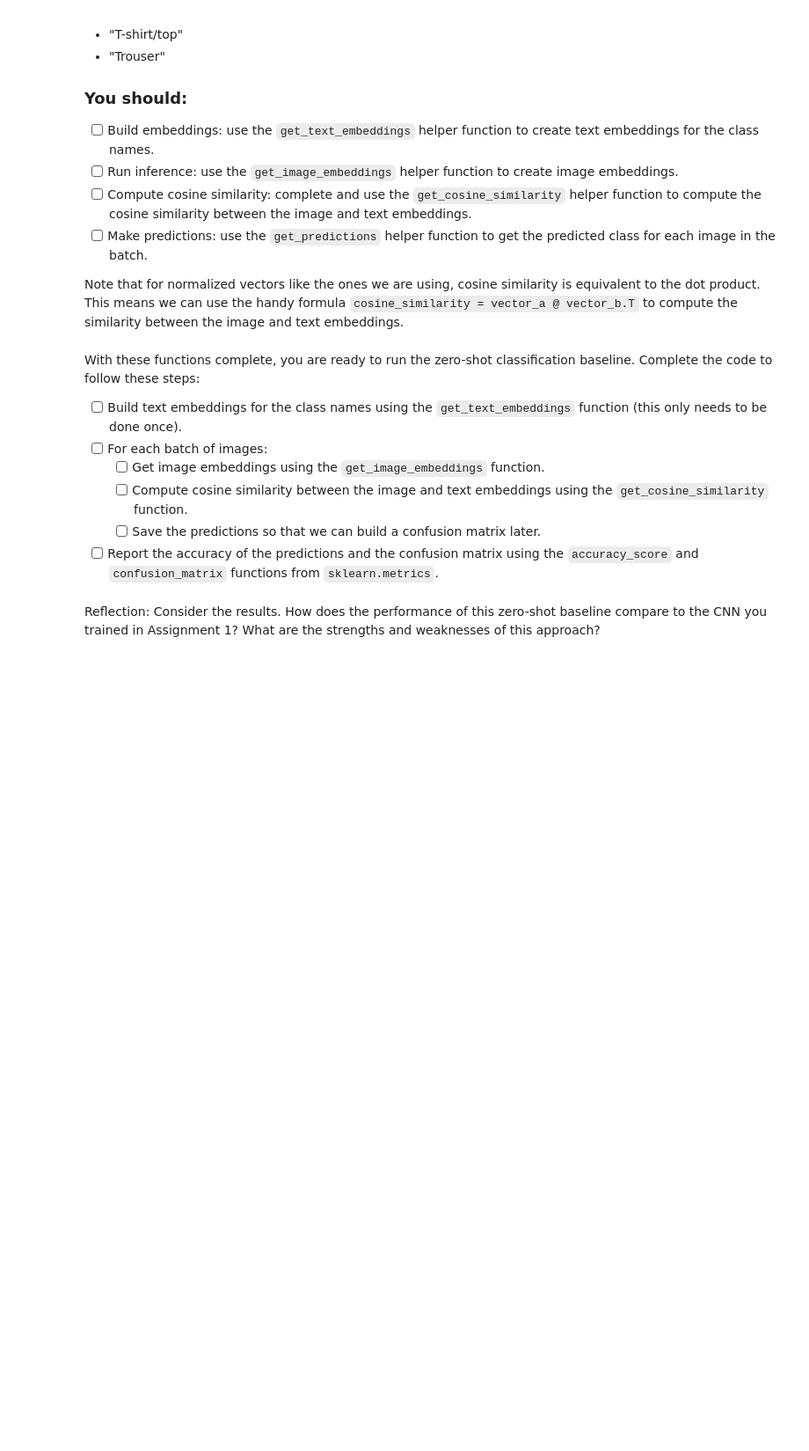
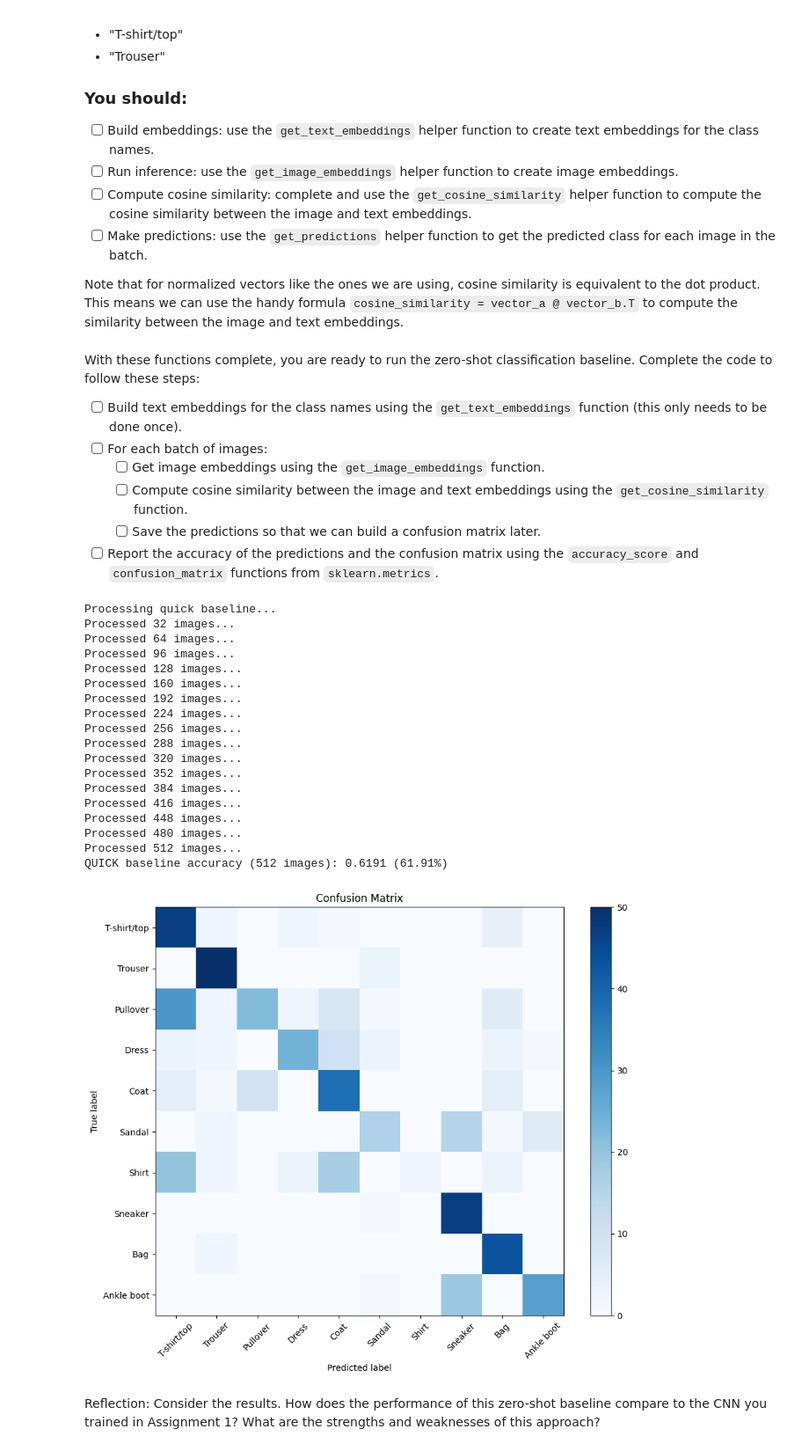
Before and after one commit to jkhan2211/deep_learning, a Jupyter notebook: 02_activities/assignments/assignment_2.ipynb, the cells around one changed output. Shown at 88% size. Cells and saved outputs as stored; diff of their text form; code cells hidden in the pictures; blank space fills up the shorter version.

```diff
--- a/02_activities/assignments/assignment_2.ipynb
+++ b/02_activities/assignments/assignment_2.ipynb
@@ -76,8 +101,19 @@ def collate_clip(batch):
     # Send pixel_values to GPU/CPU now; labels stay on CPU for metrics
     return proc["pixel_values"].to(device), torch.tensor(labels)
 
-test_dataset = # Complete
-test_loader = # Complete
+test_dataset = datasets.FashionMNIST(
+    root='./data',
+    train=False,  # Use test set
+    download=True,
+    transform=None  # We'll handle transforms in collate function
+)
+
+test_loader = DataLoader(
+    test_dataset,
+    batch_size=32,  # Process in batches for efficiency
+    shuffle=False,   # No need to shuffle for evaluation
+    collate_fn=collate_clip  # Use our custom collate function
+)
 # %% [markdown]
 If your code is correct, the following cell should show the first batch of images from the Fashion-MNIST dataset:
 # %%
@@ -174,7 +212,8 @@ def get_cosine_similarity(image_feats: torch.Tensor, text_feats: torch.Tensor) -
     text_feats = text_feats.cpu()    # Ensure text features are on CPU
 
     # Compute cosine similarity, which is the dot product of normalized vectors
-    return # Complete
+    return (image_feats @ text_feats.T).numpy()
+
 
 def get_predictions(similarity: np.ndarray) -> np.ndarray:
     """
@@ -185,7 +224,7 @@ def get_predictions(similarity: np.ndarray) -> np.ndarray:
         numpy.ndarray: Predicted class indices for each image, shape (N,).
     """
     # Get the index of the maximum similarity for each image
-    return # Complete
+    return np.argmax(similarity, axis=1)
 # %% [markdown]
 With these functions complete, you are ready to run the zero-shot classification baseline. Complete the code to follow these steps:
 
@@ -197,27 +236,70 @@ With these functions complete, you are ready to run the zero-shot classification
 - [ ] Report the accuracy of the predictions and the confusion matrix using the `accuracy_score` and `confusion_matrix` functions from `sklearn.metrics`.
 # %%
 from sklearn.metrics import accuracy_score, confusion_matrix
+import matplotlib.pyplot as plt
+
 
 y_true, y_pred = [], []
+text_embeddings = get_text_embeddings(CLASS_NAMES)
 
+max_images = 500  # Tiny subset for instant results
+processed_count = 0
+
+print("Processing quick baseline...")
 for pixel_values, labels in test_loader:
+    image_embeddings = get_image_embeddings(pixel_values)
+    similarity = get_cosine_similarity(image_embeddings, text_embeddings)
+    batch_predictions = get_predictions(similarity)
 
-# Report the accuracy of the predictions
+    y_true.extend(labels.numpy())
+    y_pred.extend(batch_predictions)
 
-# Report the confusion matrix
+    processed_count += len(labels)
+    print(f"Processed {processed_count} images...")
+    if processed_count >= max_images:
+        break
+
+y_true = np.array(y_true)
+y_pred = np.array(y_pred)
+
+accuracy = accuracy_score(y_true, y_pred)
+print(f"QUICK baseline accuracy ({len(y_true)} images): {accuracy:.4f} ({accuracy*100:.2f}%)")
+
 def plot_confusion_matrix(y_true, y_pred, class_names):
     cm = confusion_matrix(y_true, y_pred)
     plt.figure(figsize=(10, 8))
     plt.imshow(cm, interpolation='nearest', cmap=plt.cm.Blues)
     plt.title('Confusion Matrix')
     plt.colorbar()
     tick_marks = np.arange(len(class_names))
     plt.xticks(tick_marks, class_names, rotation=45)
     plt.yticks(tick_marks, class_names)
     plt.ylabel('True label')
     plt.xlabel('Predicted label')
     plt.tight_layout()
     plt.show()
+
+plot_confusion_matrix(y_true, y_pred, CLASS_NAMES)
+# %% [output]
+Processing quick baseline...
+Processed 32 images...
+Processed 64 images...
+Processed 96 images...
+Processed 128 images...
+Processed 160 images...
+Processed 192 images...
+Processed 224 images...
+Processed 256 images...
+Processed 288 images...
+Processed 320 images...
+Processed 352 images...
+Processed 384 images...
+Processed 416 images...
+Processed 448 images...
+Processed 480 images...
+Processed 512 images...
+QUICK baseline accuracy (512 images): 0.6191 (61.91%)
+[figure, added]
 # %% [markdown]
 Reflection: Consider the results. How does the performance of this zero-shot baseline compare to the CNN you trained in Assignment 1? What are the strengths and weaknesses of this approach?
 # %% [markdown]
```
Also changed, not shown: parts of 9 cells of this notebook.
